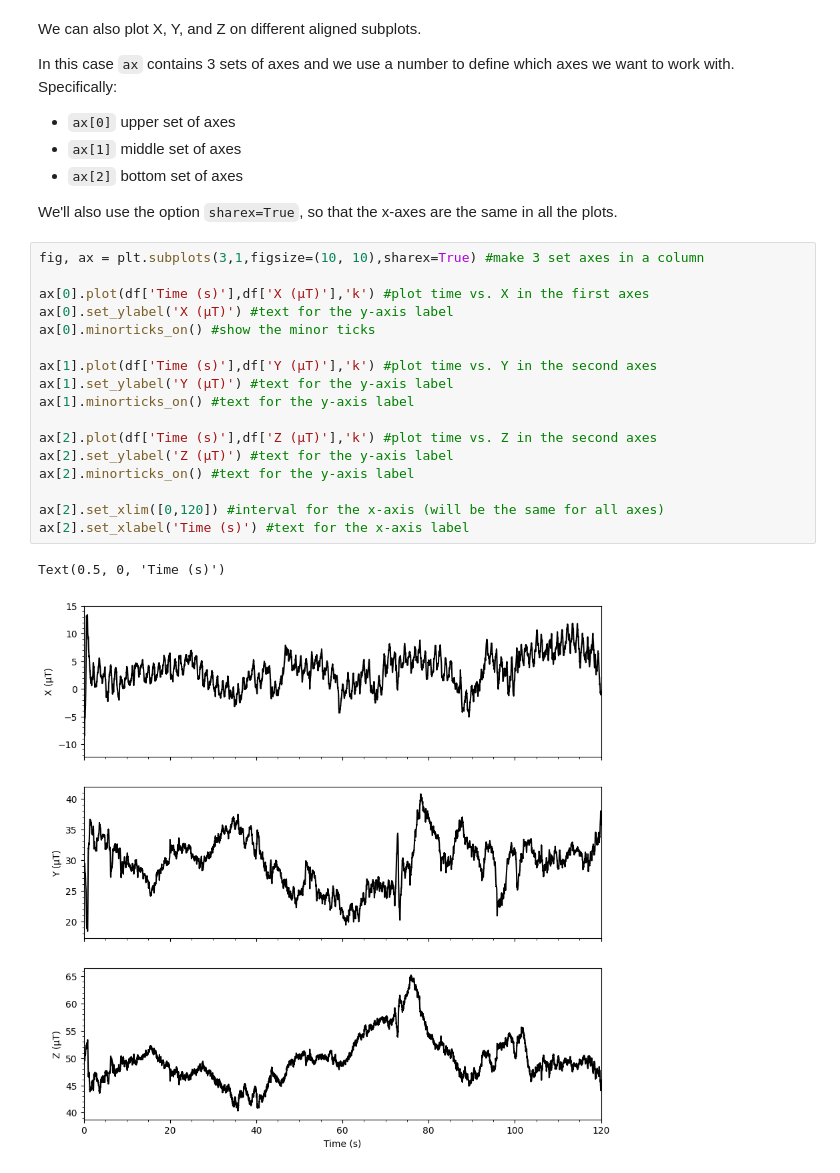
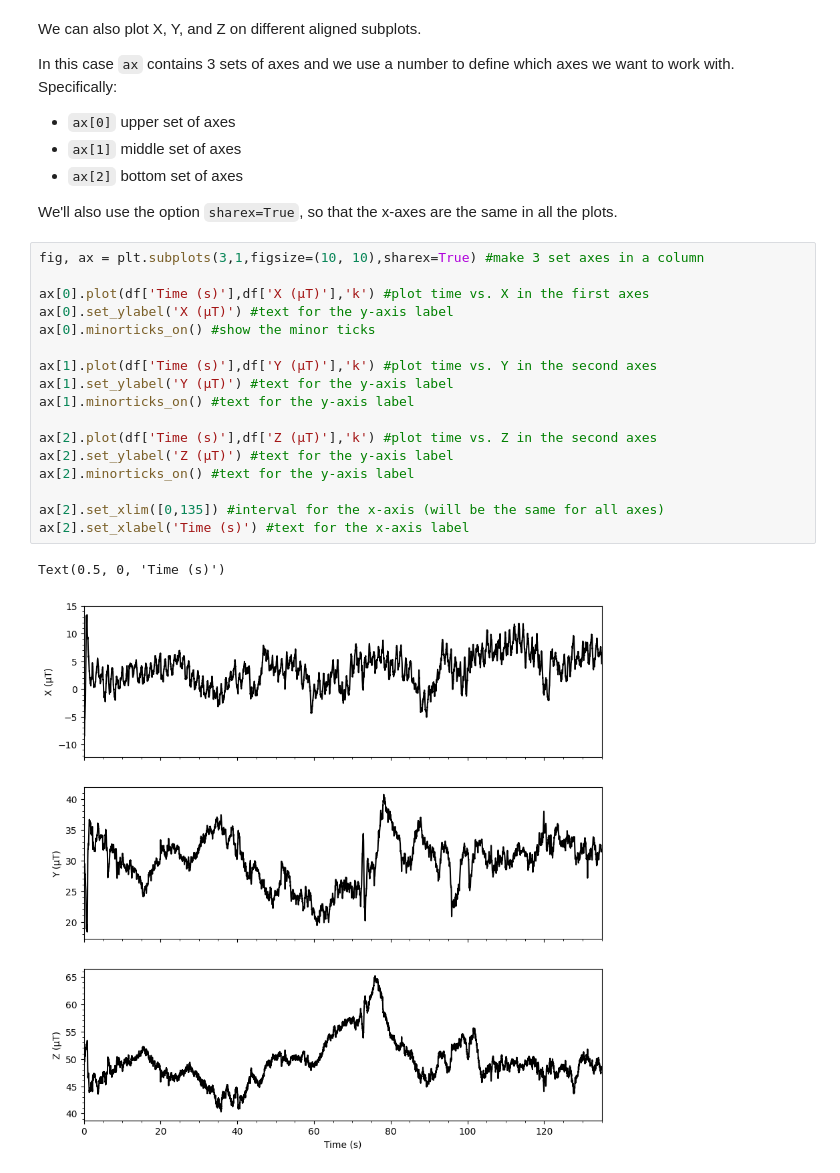
Before and after one commit to owendouglas88/EMSC-W3-P1-u7947676, a Jupyter notebook: Copy_of_EMSC2010_W3_P1_NB1_u7947676.ipynb, the cells around one changed output. Saved outputs shown, nothing was run; the diff lists cells and outputs as text.

```diff
--- a/Copy_of_EMSC2010_W3_P1_NB1_u7947676.ipynb
+++ b/Copy_of_EMSC2010_W3_P1_NB1_u7947676.ipynb
@@ -109,20 +109,20 @@
 # %%
 fig, ax = plt.subplots(3,1,figsize=(10, 10),sharex=True) #make 3 set axes in a column
 
 ax[0].plot(df['Time (s)'],df['X (µT)'],'k') #plot time vs. X in the first axes
 ax[0].set_ylabel('X (µT)') #text for the y-axis label
 ax[0].minorticks_on() #show the minor ticks
 
 ax[1].plot(df['Time (s)'],df['Y (µT)'],'k') #plot time vs. Y in the second axes
 ax[1].set_ylabel('Y (µT)') #text for the y-axis label
 ax[1].minorticks_on() #text for the y-axis label
 
 ax[2].plot(df['Time (s)'],df['Z (µT)'],'k') #plot time vs. Z in the second axes
 ax[2].set_ylabel('Z (µT)') #text for the y-axis label
 ax[2].minorticks_on() #text for the y-axis label
 
-ax[2].set_xlim([0,120]) #interval for the x-axis (will be the same for all axes)
+ax[2].set_xlim([0,135]) #interval for the x-axis (will be the same for all axes)
 ax[2].set_xlabel('Time (s)') #text for the x-axis label
 # %% [output]
 Text(0.5, 0, 'Time (s)')
-[figure, old version]
+[figure, new version]
```
Also changed, not shown: parts of 2 cells of this notebook.
